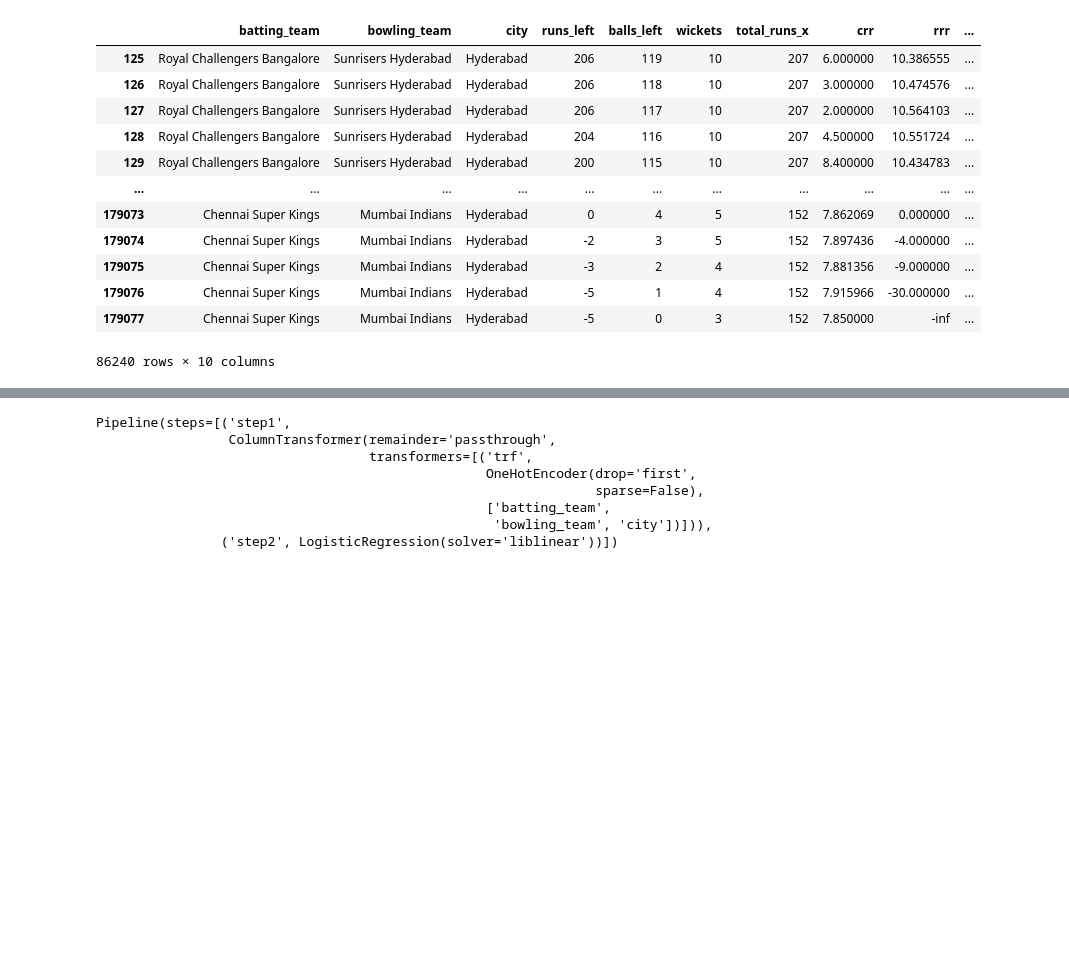
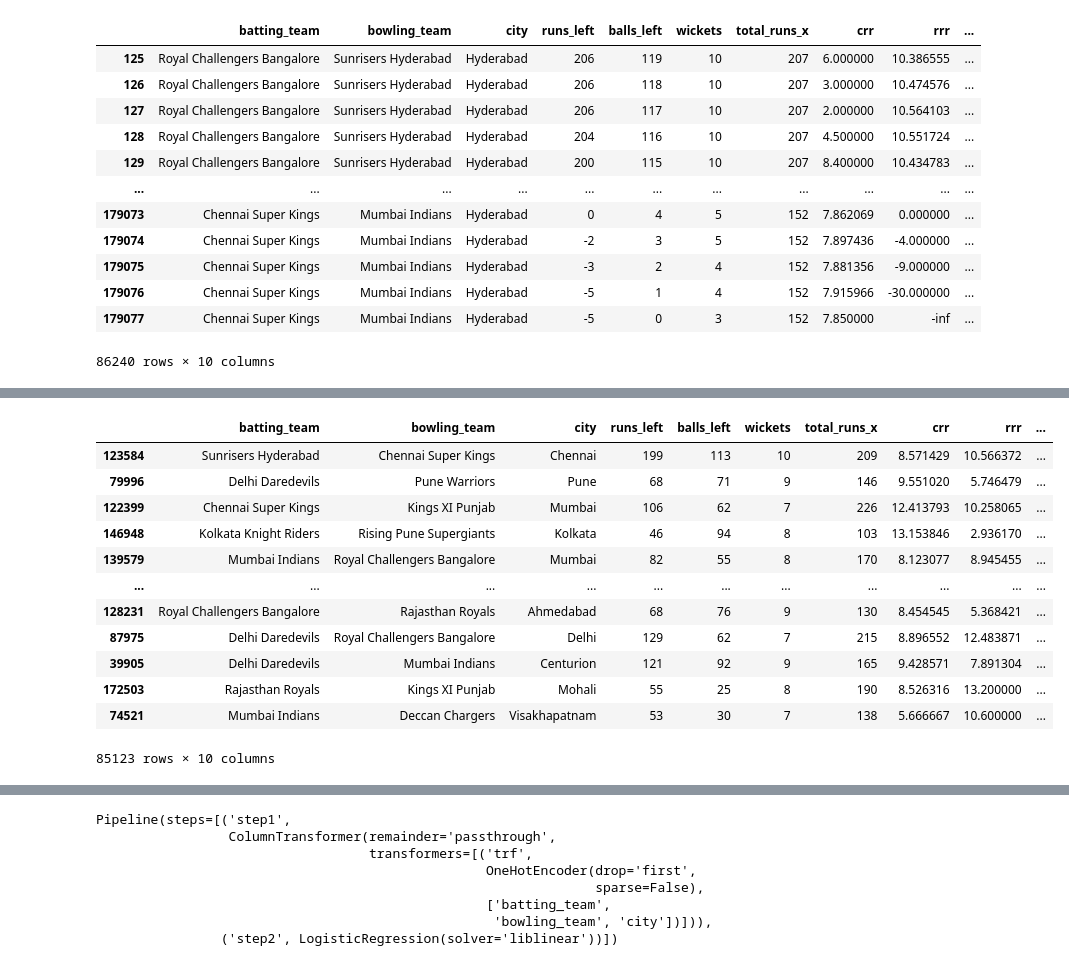
Before and after one commit to ayushhunt/ipl-win-predictor, a Jupyter notebook: iplpredictor.ipynb, the cells around one changed output, grey strips where cells are left out. Cells and saved outputs as stored; diff of their text form; code cells hidden in the pictures; blank space fills up the shorter version.

```diff
--- a/iplpredictor.ipynb
+++ b/iplpredictor.ipynb
@@ -308,6 +308,22 @@ final_df.sample()
 final_df.dropna(inplace=True)
 # %%
 final_df=final_df[final_df['balls_left']!=0]
+# %%
+final_df
+# %% [output]
+|  | batting_team | bowling_team | city | runs_left | balls_left | wickets | total_runs_x | crr | rrr | ... |
+| 123584 | Sunrisers Hyderabad | Chennai Super Kings | Chennai | 199 | 113 | 10 | 209 | 8.571429 | 10.566372 | ... |
+| 79996 | Delhi Daredevils | Pune Warriors | Pune | 68 | 71 | 9 | 146 | 9.551020 | 5.746479 | ... |
+| 122399 | Chennai Super Kings | Kings XI Punjab | Mumbai | 106 | 62 | 7 | 226 | 12.413793 | 10.258065 | ... |
+| 146948 | Kolkata Knight Riders | Rising Pune Supergiants | Kolkata | 46 | 94 | 8 | 103 | 13.153846 | 2.936170 | ... |
+| 139579 | Mumbai Indians | Royal Challengers Bangalore | Mumbai | 82 | 55 | 8 | 170 | 8.123077 | 8.945455 | ... |
+| ... | ... | ... | ... | ... | ... | ... | ... | ... | ... | ... |
+| 128231 | Royal Challengers Bangalore | Rajasthan Royals | Ahmedabad | 68 | 76 | 9 | 130 | 8.454545 | 5.368421 | ... |
+| 87975 | Delhi Daredevils | Royal Challengers Bangalore | Delhi | 129 | 62 | 7 | 215 | 8.896552 | 12.483871 | ... |
+| 39905 | Delhi Daredevils | Mumbai Indians | Centurion | 121 | 92 | 9 | 165 | 9.428571 | 7.891304 | ... |
+| 172503 | Rajasthan Royals | Kings XI Punjab | Mohali | 55 | 25 | 8 | 190 | 8.526316 | 13.200000 | ... |
+| 74521 | Mumbai Indians | Deccan Chargers | Visakhapatnam | 53 | 30 | 7 | 138 | 5.666667 | 10.600000 | ... |
+85123 rows × 10 columns
 # %%
 X = final_df.iloc[:,:-1]
 y = final_df.iloc[:,-1]
```
Also changed, not shown: parts of 6 cells of this notebook, 4 other files.
